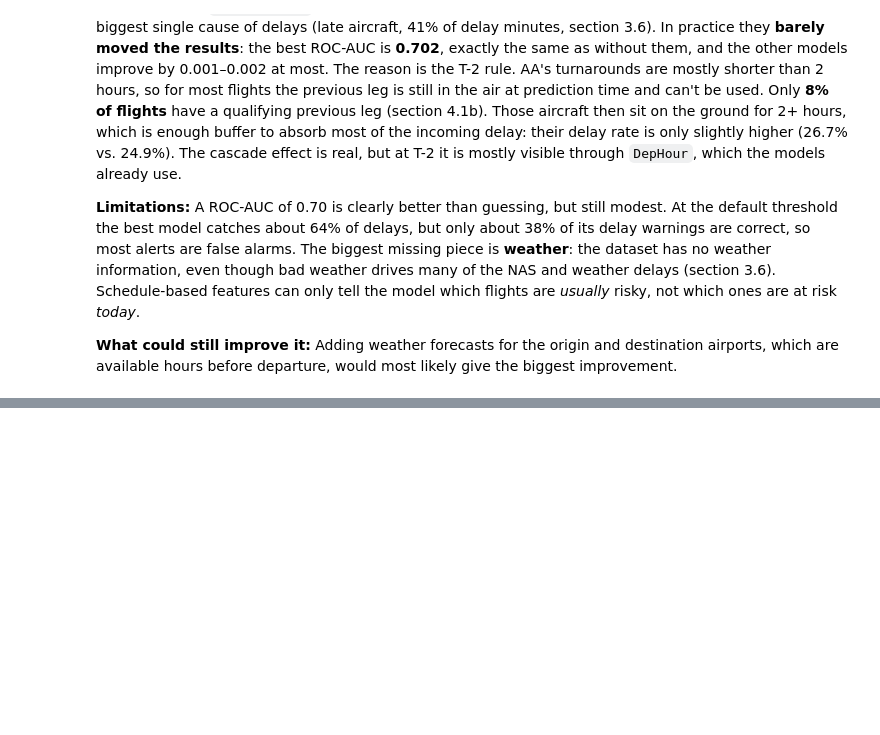
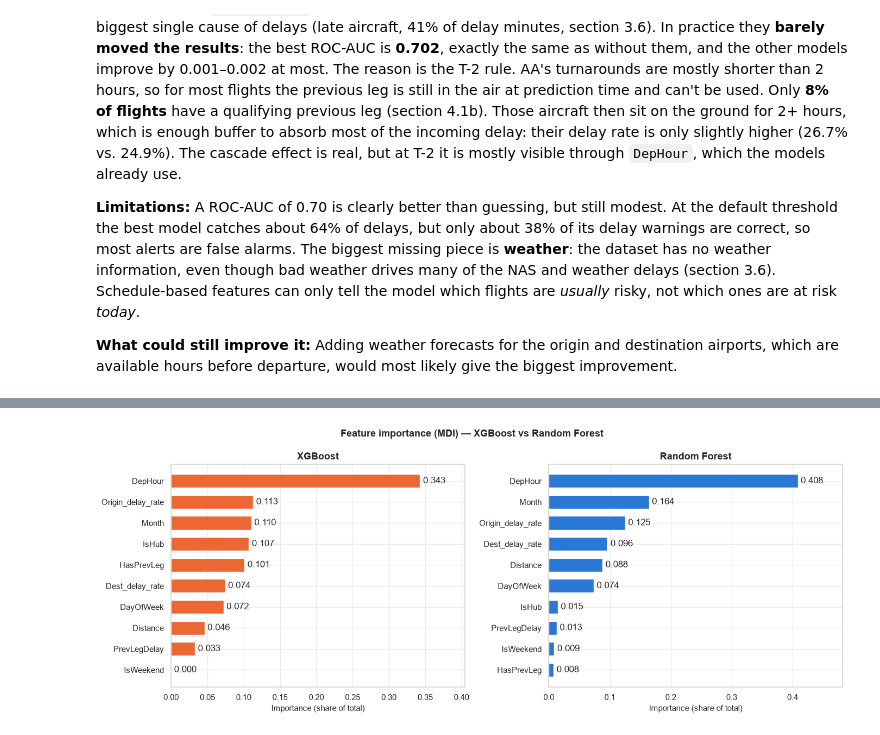
Before and after one commit to GustavDegn123/Airlines-Delay, a Jupyter notebook: flight_delay_prediction_aa.ipynb, the cells around one changed output, grey strips where cells are left out. Drawn from its saved outputs; the diff is of its cells as text; code cells hidden in the pictures; blank space fills up the shorter version.

```diff
--- a/flight_delay_prediction_aa.ipynb
+++ b/flight_delay_prediction_aa.ipynb
@@ -1460,0 +1479,20 @@ plt.show()
+# %%
+mdi = pd.DataFrame({
+    "XGBoost": results["XGB (tuned)"]["model"].feature_importances_,
+    "Random Forest": results["RF (tuned)"]["model"].feature_importances_,
+}, index=FEATURES)
+
+fig, axes = plt.subplots(1, 2, figsize=(14, 5.5))
+for ax, (name, color) in zip(axes, [("XGBoost", COLOR_DELAYED), ("Random Forest", COLOR_ONTIME)]):
+    imp_sorted = mdi[name].sort_values()
+    bars = ax.barh(imp_sorted.index, imp_sorted.values, color=color, height=0.65)
+    ax.bar_label(bars, fmt="%.3f", padding=4)
+    ax.set_xlim(0, imp_sorted.max() * 1.18)
+    ax.set_xlabel("Importance (share of total)")
+    ax.set_title(name)
+
+fig.suptitle("Feature importance (MDI) — XGBoost vs Random Forest", fontweight="bold", fontsize=13)
+plt.tight_layout()
+plt.show()
+# %% [output]
+[figure, added]
```
Also changed, not shown: parts of 19 cells of this notebook.
